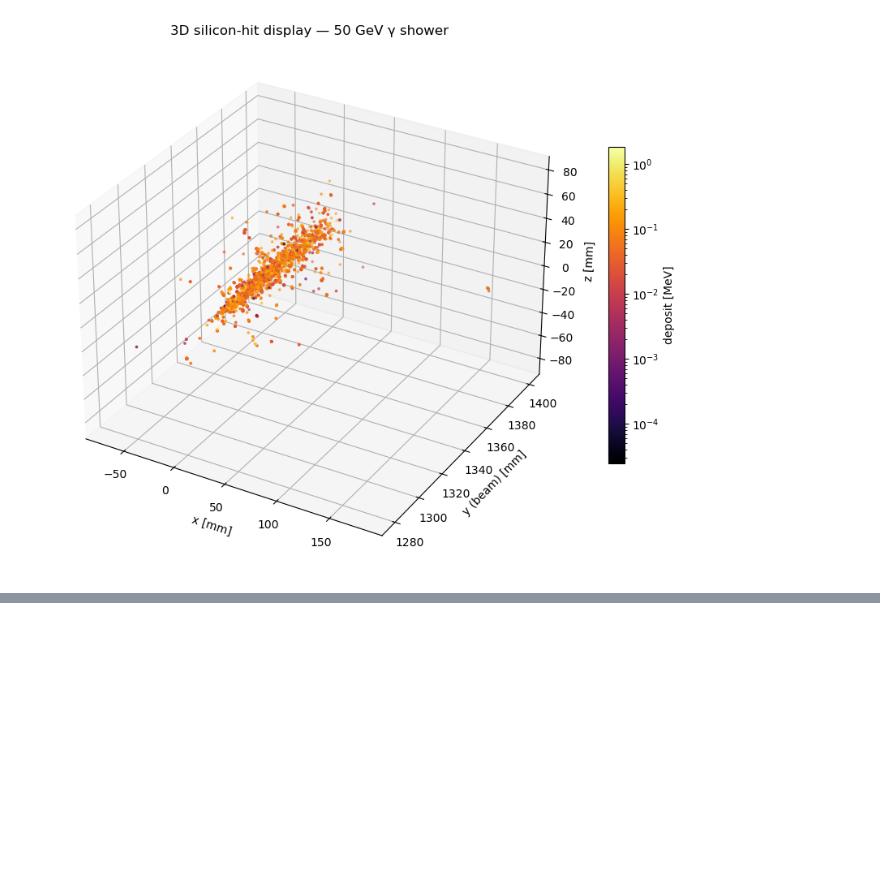
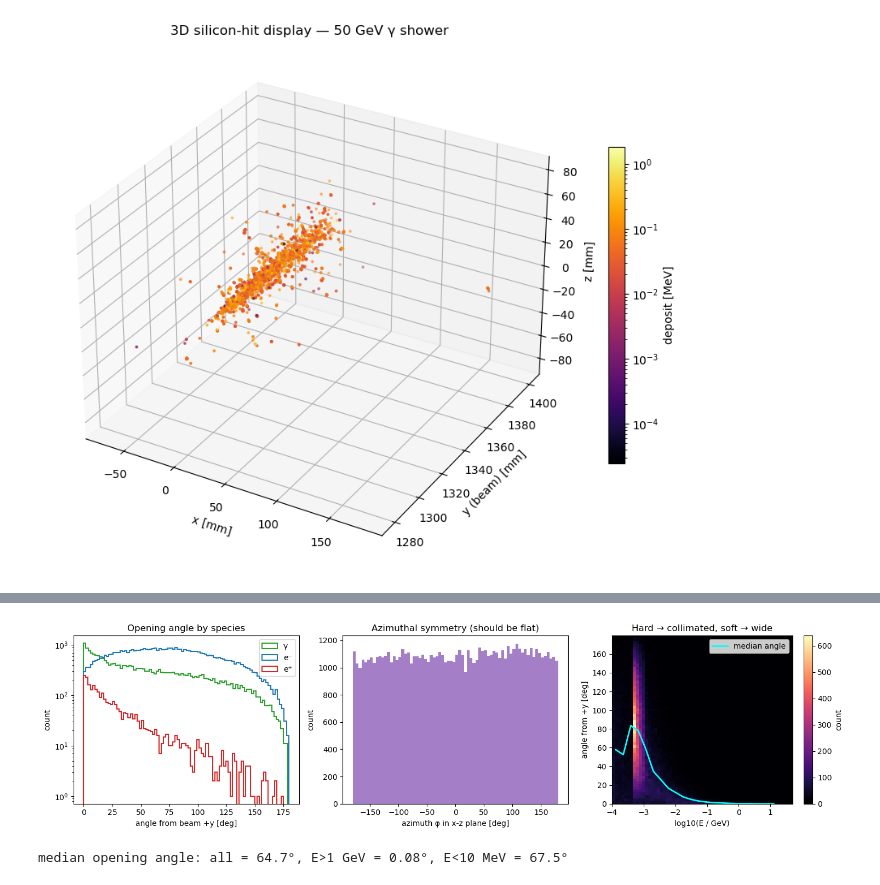
Before and after one commit to murtaza-safdari/CALOMAPS, a Jupyter notebook: notebooks/04_shower_4vectors.ipynb, the cells around one changed output, grey strips where cells are left out. Drawn from its saved outputs; the diff is of its cells as text; code cells hidden in the pictures; blank space fills up the shorter version.

```diff
--- a/notebooks/04_shower_4vectors.ipynb
+++ b/notebooks/04_shower_4vectors.ipynb
@@ -362,0 +384,32 @@ plt.tight_layout(); plt.show()
+# %%
+pmag = np.sqrt(px**2 + py**2 + pz**2)
+good = (pmag > 0) & em
+theta = np.degrees(np.arccos(np.clip(py[good] / pmag[good], -1, 1)))   # angle from +y beam
+phi   = np.degrees(np.arctan2(pz[good], px[good]))                     # azimuth in the x-z plane
+Eg, gpdg = E[good], pdg[good]
+
+fig, ax = plt.subplots(1, 3, figsize=(15, 4))
+# (a) opening angle, split by species
+for sel, lab, col in [(gpdg==22,"γ","#2ca02c"), (gpdg==11,"e⁻","#1f77b4"), (gpdg==-11,"e⁺","#d62728")]:
+    ax[0].hist(theta[sel], bins=90, histtype="step", lw=1.5, color=col, label=lab)
+ax[0].set_yscale("log"); ax[0].set_xlabel("angle from beam +y [deg]"); ax[0].set_ylabel("count")
+ax[0].set_title("Opening angle by species"); ax[0].legend()
+# (b) azimuthal symmetry (should be flat)
+ax[1].hist(phi, bins=72, color="#9467bd", alpha=0.85)
+ax[1].set_xlabel("azimuth φ in x-z plane [deg]"); ax[1].set_ylabel("count"); ax[1].set_ylim(bottom=0)
+ax[1].set_title("Azimuthal symmetry (should be flat)")
+# (c) collimation vs energy, with a median profile
+le = np.log10(np.clip(Eg, 1e-4, None))
+h = ax[2].hist2d(le, theta, bins=[60, 60], cmap="magma")
+xb = np.linspace(le.min(), le.max(), 25); xc = 0.5*(xb[:-1]+xb[1:])
+med = [np.median(theta[(le>=lo)&(le<hi)]) if ((le>=lo)&(le<hi)).any() else np.nan for lo, hi in zip(xb[:-1], xb[1:])]
+ax[2].plot(xc, med, color="cyan", lw=2, label="median angle")
+ax[2].set_xlabel("log10(E / GeV)"); ax[2].set_ylabel("angle from +y [deg]")
+ax[2].set_title("Hard → collimated, soft → wide"); ax[2].legend()
+plt.colorbar(h[3], ax=ax[2], label="count")
+plt.tight_layout(); plt.show()
+print(f"median opening angle: all = {np.median(theta):.1f}°, "
+      f"E>1 GeV = {np.median(theta[Eg>1]):.2f}°, E<10 MeV = {np.median(theta[Eg<0.01]):.1f}°")
+# %% [output]
+[figure, added]
+median opening angle: all = 64.7°, E>1 GeV = 0.08°, E<10 MeV = 67.5°
```
Also changed, not shown: parts of 12 cells of this notebook, 1 other file.
